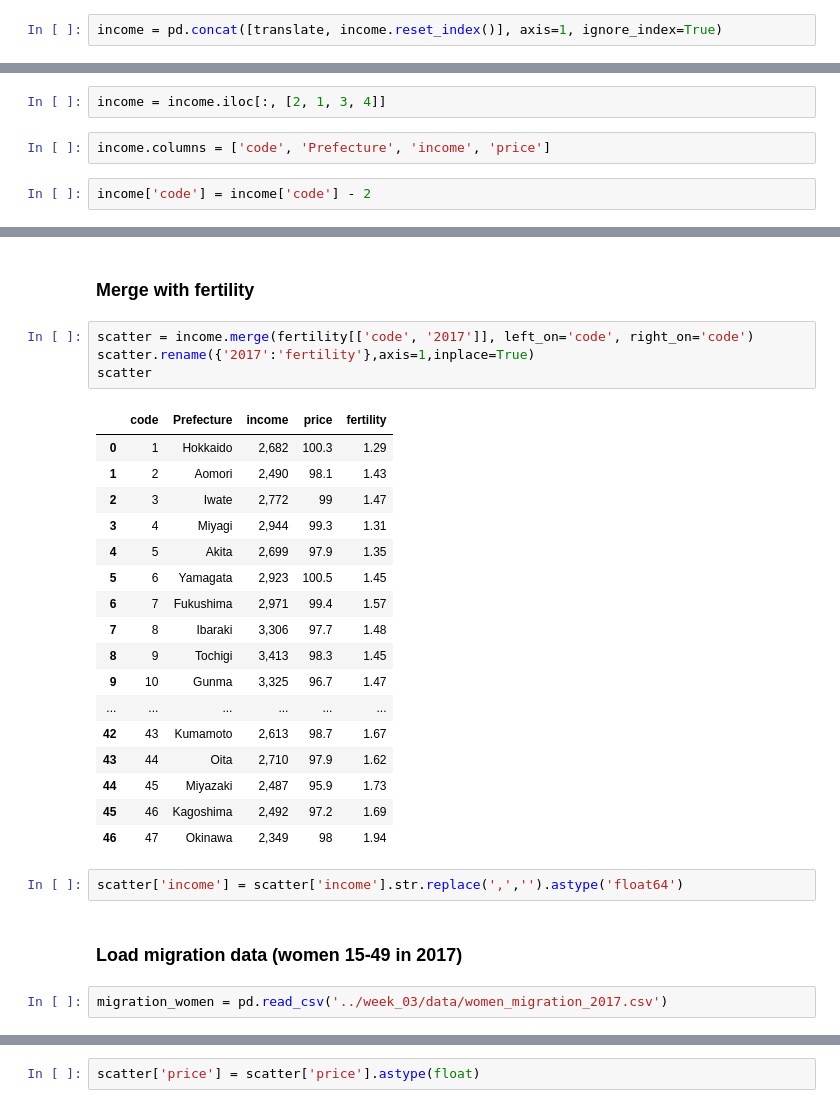
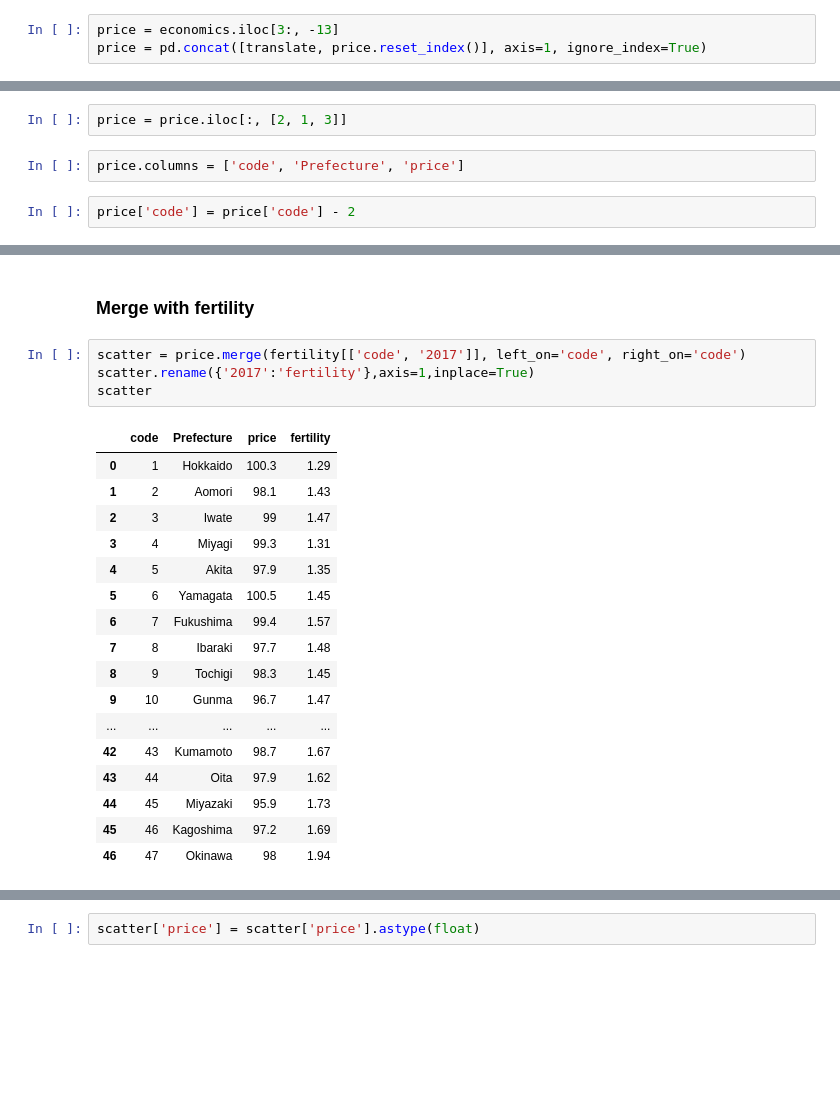
Before and after one commit to ayakow1/CAPP30239_FA22, a Jupyter notebook: data/data_clean.ipynb, the cells around one changed output, grey strips where cells are left out. Saved outputs shown, nothing was run; the diff lists cells and outputs as text; blank space fills up the shorter version.

```diff
--- a/data/data_clean.ipynb
+++ b/data/data_clean.ipynb
@@ -445,2 +463,3 @@ income = economics.iloc[3:, [3, -13]]
 # %%
-income = pd.concat([translate, income.reset_index()], axis=1, ignore_index=True)
+price = economics.iloc[3:, -13]
+price = pd.concat([translate, price.reset_index()], axis=1, ignore_index=True)
@@ -467,6 +466,6 @@ income
 # %%
-income = income.iloc[:, [2, 1, 3, 4]]
+price = price.iloc[:, [2, 1, 3]]
 # %%
-income.columns = ['code', 'Prefecture', 'income', 'price']
+price.columns = ['code', 'Prefecture', 'price']
 # %%
-income['code'] = income['code'] - 2
+price['code'] = price['code'] - 2
@@ -499,30 +492,24 @@ income
 # %% [markdown]
 ### Merge with fertility
 # %%
-scatter = income.merge(fertility[['code', '2017']], left_on='code', right_on='code')
+scatter = price.merge(fertility[['code', '2017']], left_on='code', right_on='code')
 scatter.rename({'2017':'fertility'},axis=1,inplace=True)
 scatter
 # %% [output]
-|  | code | Prefecture | income | price | fertility |
-| 0 | 1 | Hokkaido | 2,682 | 100.3 | 1.29 |
-| 1 | 2 | Aomori | 2,490 | 98.1 | 1.43 |
-| 2 | 3 | Iwate | 2,772 | 99 | 1.47 |
-| 3 | 4 | Miyagi | 2,944 | 99.3 | 1.31 |
-| 4 | 5 | Akita | 2,699 | 97.9 | 1.35 |
-| 5 | 6 | Yamagata | 2,923 | 100.5 | 1.45 |
-| 6 | 7 | Fukushima | 2,971 | 99.4 | 1.57 |
-| 7 | 8 | Ibaraki | 3,306 | 97.7 | 1.48 |
-| 8 | 9 | Tochigi | 3,413 | 98.3 | 1.45 |
-| 9 | 10 | Gunma | 3,325 | 96.7 | 1.47 |
-| ... | ... | ... | ... | ... | ... |
-| 42 | 43 | Kumamoto | 2,613 | 98.7 | 1.67 |
-| 43 | 44 | Oita | 2,710 | 97.9 | 1.62 |
-| 44 | 45 | Miyazaki | 2,487 | 95.9 | 1.73 |
-| 45 | 46 | Kagoshima | 2,492 | 97.2 | 1.69 |
-| 46 | 47 | Okinawa | 2,349 | 98 | 1.94 |
+|  | code | Prefecture | price | fertility |
+| 0 | 1 | Hokkaido | 100.3 | 1.29 |
+| 1 | 2 | Aomori | 98.1 | 1.43 |
+| 2 | 3 | Iwate | 99 | 1.47 |
+| 3 | 4 | Miyagi | 99.3 | 1.31 |
+| 4 | 5 | Akita | 97.9 | 1.35 |
+| 5 | 6 | Yamagata | 100.5 | 1.45 |
+| 6 | 7 | Fukushima | 99.4 | 1.57 |
+| 7 | 8 | Ibaraki | 97.7 | 1.48 |
+| 8 | 9 | Tochigi | 98.3 | 1.45 |
+| 9 | 10 | Gunma | 96.7 | 1.47 |
+| ... | ... | ... | ... | ... |
+| 42 | 43 | Kumamoto | 98.7 | 1.67 |
+| 43 | 44 | Oita | 97.9 | 1.62 |
+| 44 | 45 | Miyazaki | 95.9 | 1.73 |
+| 45 | 46 | Kagoshima | 97.2 | 1.69 |
+| 46 | 47 | Okinawa | 98 | 1.94 |
-# %%
-scatter['income'] = scatter['income'].str.replace(',','').astype('float64')
-# %% [markdown]
-### Load migration data (women 15-49 in 2017)
-# %%
-migration_women = pd.read_csv('../week_03/data/women_migration_2017.csv')
```
Also changed, not shown: parts of 45 cells of this notebook, 13 other files.
